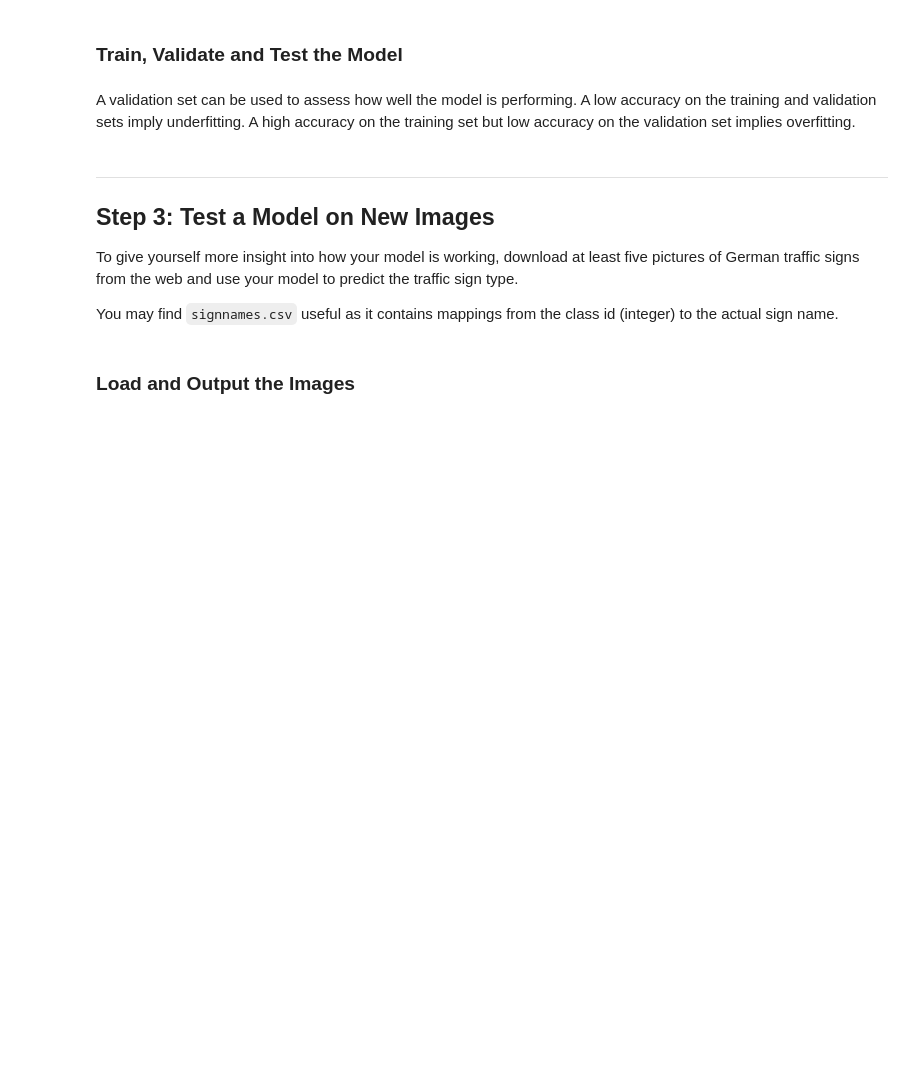
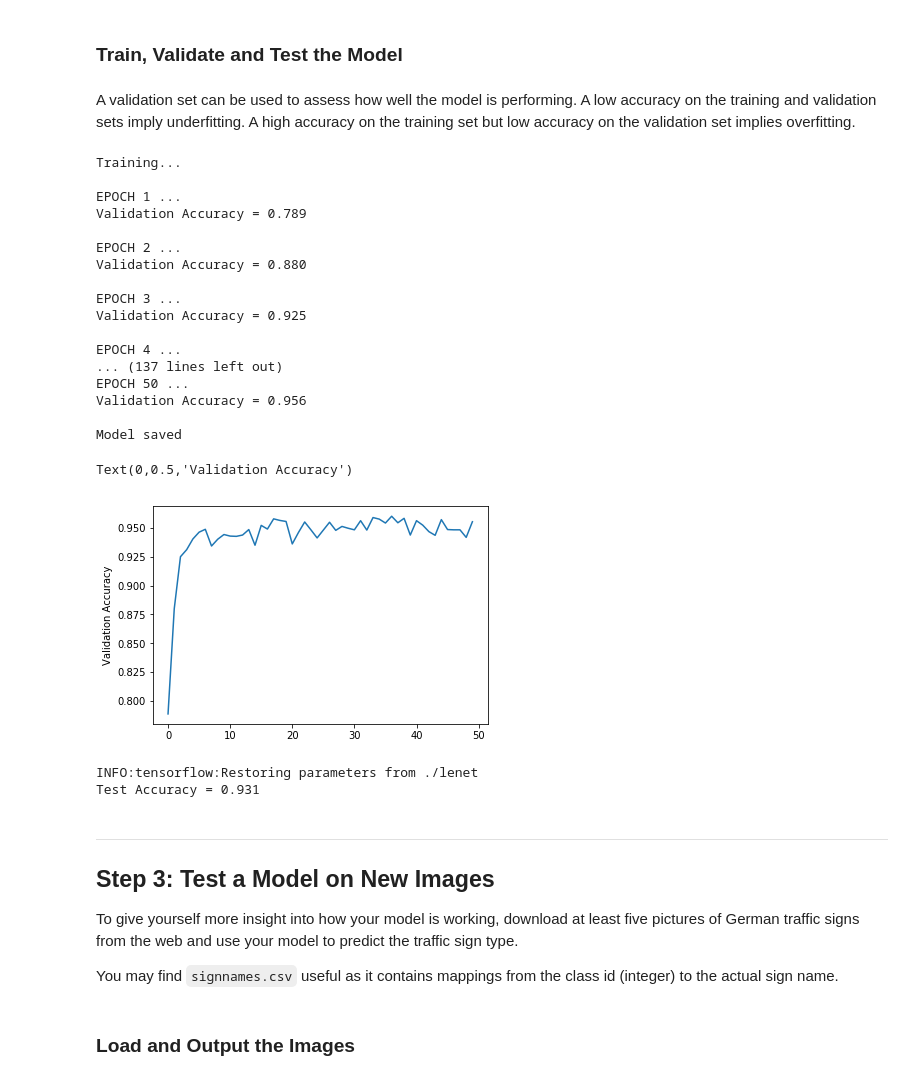
Before and after one commit to tmawyin/Self-Driving-Car_NanoDegree, a Jupyter notebook: Project3_TrafficSignClassifier/Traffic_Sign_Classifier.ipynb, the cells around one changed output. Drawn from its saved outputs; the diff is of its cells as text; code cells hidden in the pictures; blank space fills up the shorter version.

```diff
--- a/Project3_TrafficSignClassifier/Traffic_Sign_Classifier.ipynb
+++ b/Project3_TrafficSignClassifier/Traffic_Sign_Classifier.ipynb
@@ -140 +283,14 @@ Use the code cell (or multiple code cells, if necessary) to implement the first
+# %%
+# The following function converts an image set to gray-scale based on the average method
+def gray_images(image_set):
+    if image_set.shape[3] == 3:
+        new_set = np.sum(image_set/3, axis=3, keepdims=True)
+    else:
+        print("Incorrect shape for image_set")
+    return new_set
+
+# The following function normalizes the pixels from [0,255] to [-1,1]
+def norm_image(image_set):
+    norm_set = (image_set - 128)/128
+    return norm_set
 # %%
@@ -163,15 +329,18 @@ from tensorflow.contrib.layers import flatten
 
 # Defining hyperparameters
 EPOCHS = 50
-BATCH_SIZE = 128
+BATCH_SIZE = 100
 rate = 0.001
-dropout_conv = 0.75 # Droupout rate parameter
-dropout_layer = 0.50 # Droupout rate parameter
-beta = 0.01	# In case of L2-regularization
+dropout_conv = 0.95 # Droupout rate parameter
+dropout_layer = 0.95 # Droupout rate parameter
+beta = 0.01 # In case of L2-regularization
+
+# Setting other parameters for the LeNet classifier
+num_features = X_train_norm.shape[3]
 # %%
 # Defining the LeNet CNN for the Traffic Sign Classifier
 
-def TrafficSign_LeNet(x, drop_conv=0.75, drop_fc=0.5):
+def TrafficSign_LeNet(x, drop_conv=0.95, drop_fc=0.95):
     # Arguments used for tf.truncated_normal, randomly defines variables for the weights and biases for each layer
     mu = 0
     sigma = 0.1
@@ -179,7 +348,7 @@ def TrafficSign_LeNet(x, drop_conv=0.75, drop_fc=0.5):
     # Layer 1: Convolutional. Input = 32x32x3. Output = 28x28x6.
     # Note that the filter size is (5x5), together with a "VALID" padding, and the stride size, we can get the output size
     # Recall the formula: out_height = ceil(float(in_height - filter_height + 1) / float(strides[1]))
-    conv1_W = tf.Variable(tf.truncated_normal(shape=(5, 5, 3, 6), mean = mu, stddev = sigma))
+    conv1_W = tf.Variable(tf.truncated_normal(shape=(5, 5, num_features, 6), mean = mu, stddev = sigma))
     conv1_b = tf.Variable(tf.zeros(6))
     conv1   = tf.nn.conv2d(x, conv1_W, strides=[1, 1, 1, 1], padding='VALID') + conv1_b
 
@@ -226,7 +395,9 @@ def TrafficSign_LeNet(x, drop_conv=0.75, drop_fc=0.5):
 
     # Layer 5: Fully Connected. Input = 84. Output = 43.
     fc3_W  = tf.Variable(tf.truncated_normal(shape=(84, n_classes), mean = mu, stddev = sigma))
-    fc3_b  = tf.Variable(tf.zeros(10))
+    fc3_b  = tf.Variable(tf.zeros(n_classes))
     logits = tf.matmul(fc2, fc3_W) + fc3_b
 
     return logits
+
+print("Done")
@@ -233,9 +406,9 @@ def TrafficSign_LeNet(x, drop_conv=0.75, drop_fc=0.5):
 # %%
 # ----- FEATURES AND LABELS VARIABLES
 # x is a placeholder for a batch of input images. y is a placeholder for a batch of output labels.
-x = tf.placeholder(tf.float32, (None, 32, 32, 1))
+x = tf.placeholder(tf.float32, (None, 32, 32, num_features))
 y = tf.placeholder(tf.int32, (None))
-one_hot_y = tf.one_hot(y, 10)
+one_hot_y = tf.one_hot(y, n_classes)
 
 drop_conv = tf.placeholder(tf.float32)
 drop_fc = tf.placeholder(tf.float32)
@@ -286,42 +459,71 @@ sets imply underfitting. A high accuracy on the training set but low accuracy on
 # %%
 ### Train your model here.
 ### Calculate and report the accuracy on the training and validation set.
 ### Once a final model architecture is selected,
 ### the accuracy on the test set should be calculated and reported as well.
 ### Feel free to use as many code cells as needed.
 
 with tf.Session() as sess:
     sess.run(tf.global_variables_initializer())
     num_examples = len(X_train_norm)
+    validation_numbers = []
 
     print("Training...")
     print()
     for i in range(EPOCHS):
         # Shuffle data again to avoid order biases
         X_train_norm, y_train = shuffle(X_train_norm, y_train)
         # Break the model into batches and apply the Train Pipeline on each batch
         for offset in range(0, num_examples, BATCH_SIZE):
             end = offset + BATCH_SIZE
             batch_x, batch_y = X_train_norm[offset:end], y_train[offset:end]
             sess.run(training_operation, feed_dict={x: batch_x, y: batch_y, drop_conv: dropout_conv, drop_fc: dropout_layer})
 
         # Passing the validation set and findining the accuracy after each EPOCH
         validation_accuracy = evaluate(X_valid_norm, y_valid)
+        validation_numbers.append(validation_accuracy)
         print("EPOCH {} ...".format(i+1))
         print("Validation Accuracy = {:.3f}".format(validation_accuracy))
         print()
 
     saver.save(sess, './lenet')
     print("Model saved")
+
+# Plotting Validation Accuravy vs EPOCHS
+plt.plot(validation_numbers)
+plt.ylabel('Validation Accuracy')
+# %% [output]
+Training...
+
+EPOCH 1 ...
+Validation Accuracy = 0.789
+
+EPOCH 2 ...
+Validation Accuracy = 0.880
+
+EPOCH 3 ...
+Validation Accuracy = 0.925
+
+EPOCH 4 ...
+... (137 lines left out)
+EPOCH 50 ...
+Validation Accuracy = 0.956
+
+Model saved
+Text(0,0.5,'Validation Accuracy')
+[figure, added]
 # %%
 # EVALUATE THE MODEL
 # Evaluation the performance of the model in the Test data set
 
-# with tf.Session() as sess:
-#     saver.restore(sess, tf.train.latest_checkpoint('.'))
+with tf.Session() as sess:
+    saver.restore(sess, tf.train.latest_checkpoint('.'))
 
-#     test_accuracy = evaluate(X_test_norm, y_test)
-#     print("Test Accuracy = {:.3f}".format(test_accuracy))
+    test_accuracy = evaluate(X_test_norm, y_test)
+    print("Test Accuracy = {:.3f}".format(test_accuracy))
+# %% [output]
+INFO:tensorflow:Restoring parameters from ./lenet
+Test Accuracy = 0.931
 # %% [markdown]
 ---
 
```
Also changed, not shown: parts of 15 cells of this notebook, 20 other files.
